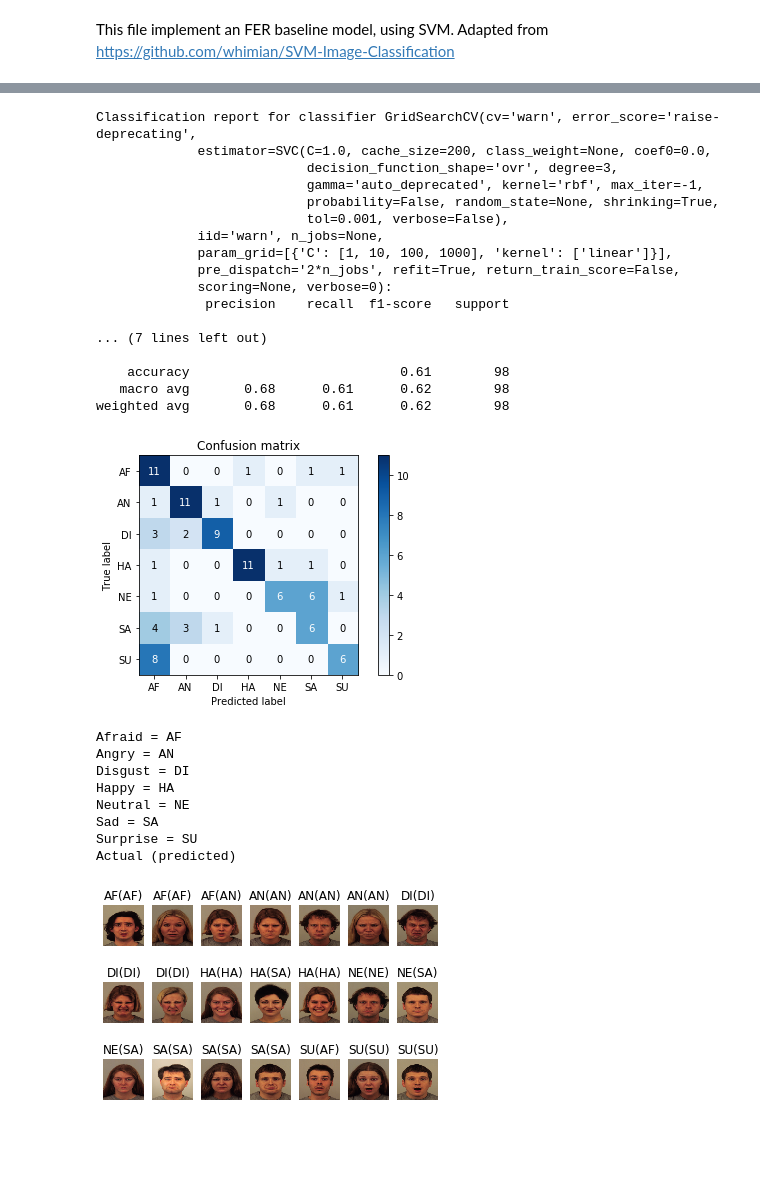
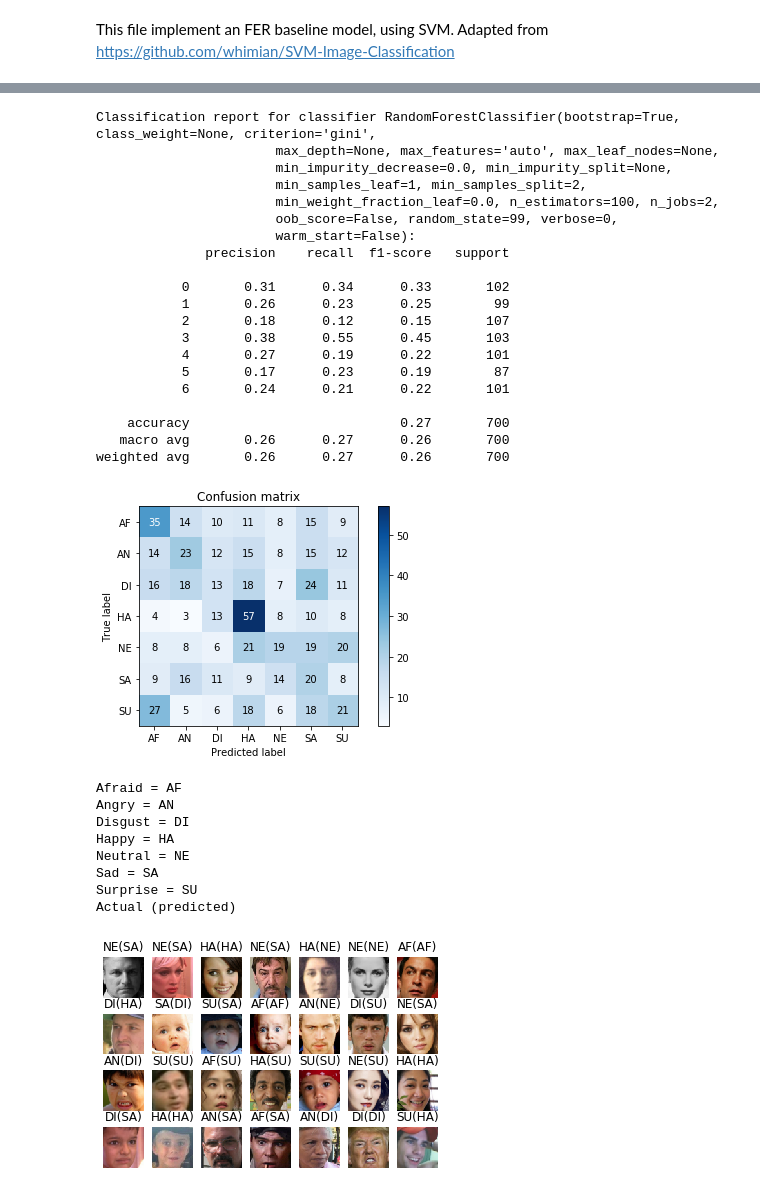
Before and after one commit to Kexin6/RECTnet, a Jupyter notebook: baseline.py.ipynb, the cells around one changed output, grey strips where cells are left out. Saved outputs shown, nothing was run; the diff lists cells and outputs as text; code cells hidden in the pictures; blank space fills up the shorter version.

Commit message:
now use random forest as baseline model, accuracy ~ 27%

```diff
--- a/baseline.py.ipynb
+++ b/baseline.py.ipynb
@@ -40,6 +41,6 @@ def load_image_files(path_to_dir, dimension=(128, 128)):
                  images=images,
                  DESCR=descr)
 # %%
-train_set = load_image_files("base_img/train")
+train_set = load_image_files("set_v_3500/dataset_valid")
 # %%
 #print(train_set)
@@ -51,6 +52,11 @@ imgplot = plt.imshow(img)
 # %%
+X_train, X_test, y_train, y_test = train_test_split(
+train_set.data, train_set.target, test_size=0.4,random_state=999)
+
+X_train, X_test, y_train, y_test = train_test_split(
+    train_set.data, train_set.target, test_size=0.2, random_state=1)
 X_train, X_val, y_train, y_val = train_test_split(
-train_set.data, train_set.target, test_size=0.01,random_state=999)
+    X_train, y_train, test_size=0.25, random_state=1)
 #X_train = train_set.data
 #y_train = train_set.target
 # %%
@@ -77,0 +74,4 @@ GridSearchCV(cv='warn', error_score='raise-deprecating',
+# %%
+from sklearn.ensemble import RandomForestClassifier
+rdf = RandomForestClassifier(n_jobs=2, random_state=99, n_estimators = 100)
+rdf.fit(X_train, y_train)
@@ -78,11 +86,11 @@ GridSearchCV(cv='warn', error_score='raise-deprecating',
 # %%
-test_set = load_image_files("base_img/val")
-X_test = test_set.data
-y_test = test_set.target
-y_pred = clf.predict(X_test)
+#test_set = load_image_files("base_img/val")
+#X_test = test_set.data
+#y_test = test_set.target
+y_pred = rdf.predict(X_test)
 
 print("Classification report for classifier %s:\n%s\n"
-      % (clf, metrics.classification_report(y_test, y_pred)))
+      % (rdf, metrics.classification_report(y_test, y_pred)))
 
 def plot_confusion_matrix(y_true, y_pred, classes,
                           normalize=False,
@@ -124,54 +132,57 @@ plot_confusion_matrix(y_test, y_pred, classes=class_names,
                       title='Confusion matrix')
 plt.show()
 # %% [output]
-Classification report for classifier GridSearchCV(cv='warn', error_score='raise-deprecating',
-             estimator=SVC(C=1.0, cache_size=200, class_weight=None, coef0=0.0,
-                           decision_function_shape='ovr', degree=3,
-                           gamma='auto_deprecated', kernel='rbf', max_iter=-1,
-                           probability=False, random_state=None, shrinking=True,
-                           tol=0.001, verbose=False),
-             iid='warn', n_jobs=None,
-             param_grid=[{'C': [1, 10, 100, 1000], 'kernel': ['linear']}],
-             pre_dispatch='2*n_jobs', refit=True, return_train_score=False,
-             scoring=None, verbose=0):
+Classification report for classifier RandomForestClassifier(bootstrap=True, class_weight=None, criterion='gini',
+                       max_depth=None, max_features='auto', max_leaf_nodes=None,
+                       min_impurity_decrease=0.0, min_impurity_split=None,
+                       min_samples_leaf=1, min_samples_split=2,
+                       min_weight_fraction_leaf=0.0, n_estimators=100, n_jobs=2,
+                       oob_score=False, random_state=99, verbose=0,
+                       warm_start=False):
               precision    recall  f1-score   support
 
-... (7 lines left out)
+           0       0.31      0.34      0.33       102
+           1       0.26      0.23      0.25        99
+           2       0.18      0.12      0.15       107
+           3       0.38      0.55      0.45       103
+           4       0.27      0.19      0.22       101
+           5       0.17      0.23      0.19        87
+           6       0.24      0.21      0.22       101
 
-    accuracy                           0.61        98
-   macro avg       0.68      0.61      0.62        98
-weighted avg       0.68      0.61      0.62        98
+    accuracy                           0.27       700
+   macro avg       0.26      0.27      0.26       700
+weighted avg       0.26      0.27      0.26       700
-[figure, old version]
+[figure, new version]
 # %%
-new_test = load_image_files("base_img/test")
+#new_test = load_image_files("base_img/val")
 #imgplot = plt.imshow(new_test['images'][0])
-prediction = clf.predict((new_test.data))
+prediction = rdf.predict(X_test)
 emotion = ['Afraid', 'Angry', 'Disgust', 'Happy', 'Neutral', 'Sad', 'Surprise']
 abbr = ['AF','AN','DI', 'HA','NE','SA','SU']
 for i in range(len(emotion)):
     print(emotion[i] + " = " + abbr[i])
 print("Actual (predicted)")
 k = 0
-c = 3
+c = 4
 r = 7
-for i in range(r):
-    rand_list = random.sample(range(14), c)
-    for j in rand_list:
-        plt.subplot(c, r, k+1)
-        plt.title(abbr[new_test.target[14*i+j]] + "(" + abbr[prediction[14*i+j]]+ ")")
-        plt.axis('off')
-        plt.imshow(new_test['images'][14*i+j])
-        k+=1
+rand_list = random.sample(range(len(y_test)), r*c)
+for i in rand_list:
+    plt.subplot(c, r, k+1)
+    plt.title(abbr[y_test[i]] + "(" + abbr[prediction[i]]+ ")")
+    plt.axis('off')
+    x_copy = X_test[i]
+    plt.imshow(x_copy.reshape(64,64,3))
+    k+=1
 # %% [output]
 Afraid = AF
 Angry = AN
 Disgust = DI
 Happy = HA
 Neutral = NE
 Sad = SA
 Surprise = SU
 Actual (predicted)
-[figure, old version]
+[figure, new version]
 # %%
 new_test = load_image_files("base_img/new_test")
 #imgplot = plt.imshow(new_test['images'][0])
```
Also changed, not shown: parts of 6 cells of this notebook.
